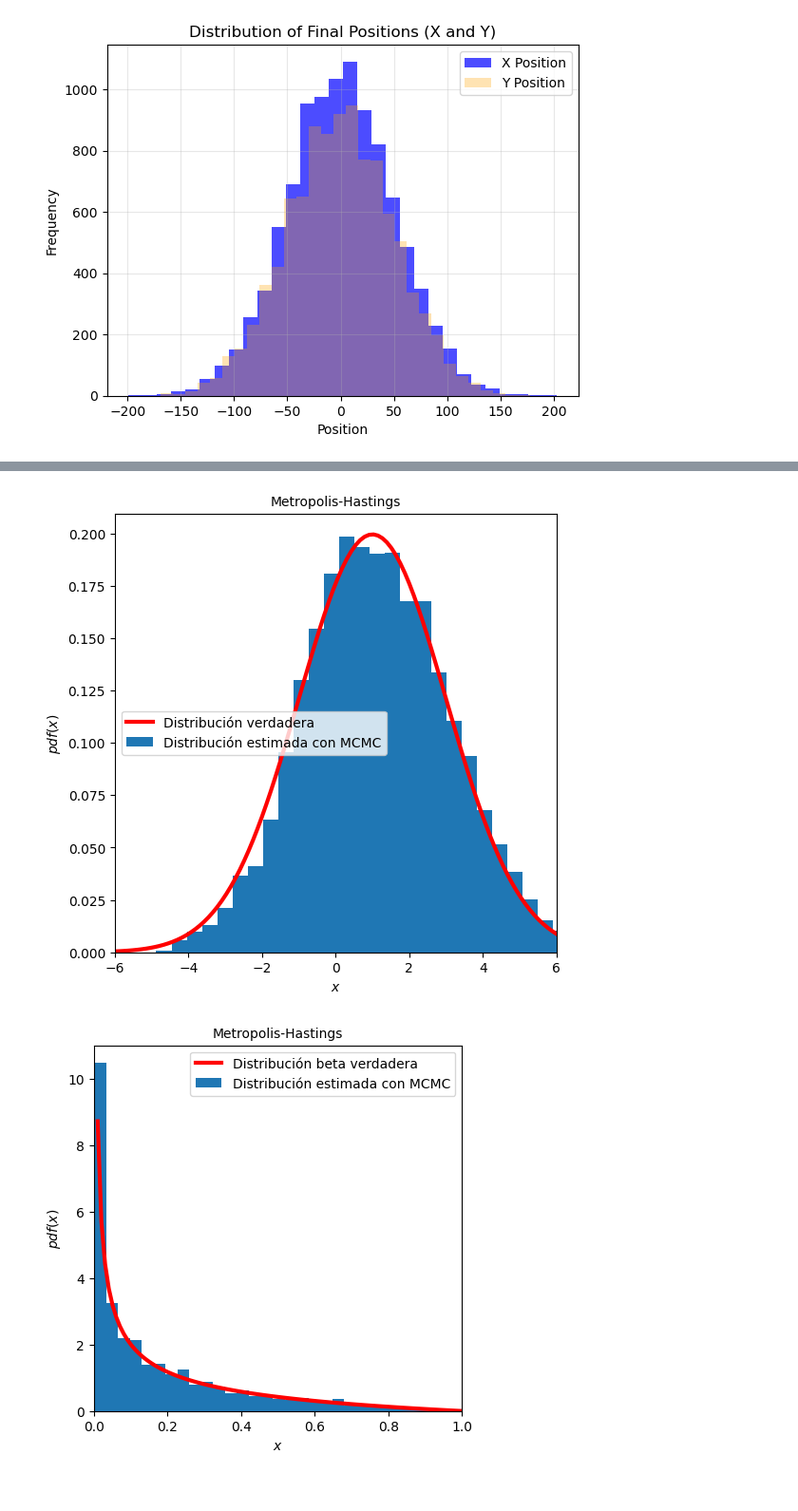
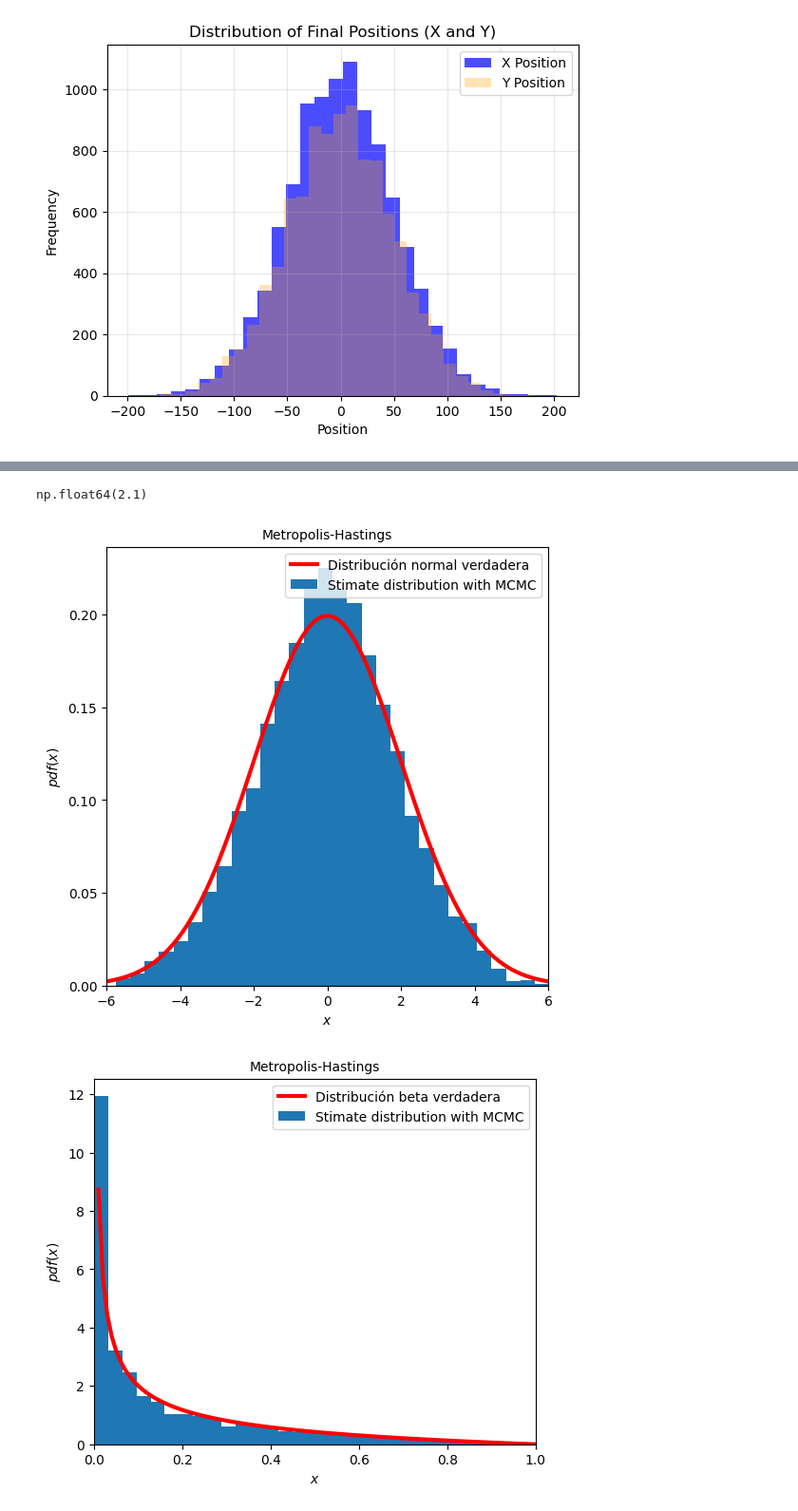
Before and after one commit to Alejandro-UDEA/Fisica_Computacional_Estudiante, a Jupyter notebook: Sesiones/MC/2_Monte_Carlo_Marckov_chain_MCMC.ipynb, the cells around one changed output, grey strips where cells are left out. Shown at 95% size. Cells and saved outputs as stored; diff of their text form; code cells hidden in the pictures.

Commit message:
minor changes in MCMC file

```diff
--- a/Sesiones/MC/2_Monte_Carlo_Marckov_chain_MCMC.ipynb
+++ b/Sesiones/MC/2_Monte_Carlo_Marckov_chain_MCMC.ipynb
@@ -206,0 +236,4 @@ plt.show()
+# %%
+norm(2.1,1).mean()
+# %% [output]
+np.float64(2.1)
@@ -207,65 +262,40 @@ plt.show()
 # %%
-from scipy.stats import norm
-#****************************************
-#     Algorith: Metropolis-Hasting
-#****************************************
-def metropolis(func, steps=10000):
-    """A very simple Metropolis implementation"""
-    muestras = np.zeros(steps)
-    old_x = func.mean() # 0
-    old_prob = func.pdf(old_x)
+# ******** EXAMPLE: FINDINDG A NORMAL DISTRIBUTION ***************
 
-    for i in range(steps):
-        new_x = old_x + np.random.normal(0, 0.5)
-        new_prob = func.pdf(new_x)
-        aceptacion = new_prob / old_prob
-        if aceptacion >= np.random.random():
-            muestras[i] = new_x
-            old_x = new_x
-            old_prob = new_prob
-        else:
-            muestras[i] = old_x
-
-    return muestras
-
-# Normal distribution
-func = norm(1, 2)
+func = norm(0, 2) # Normal distribution
 samples = metropolis(func=func) # read the normal distribution
 x = np.linspace(-6, 6, 100)
 y = func.pdf(x)
 plt.figure(figsize=(6,6))
 plt.xlim(-6, 6)
-plt.plot(x, y, 'r-', lw=3, label='Distribución verdadera')
-plt.hist(samples, bins=30, density=True, label='Distribución estimada con MCMC')
+plt.plot(x, y, 'r-', lw=3, label='Distribución normal verdadera')
+plt.hist(samples, bins=30, density=True, label='Stimate distribution with MCMC')
 plt.xlabel('$x$', fontsize=10)
 plt.ylabel('$pdf(x)$', fontsize=10)
 plt.title('Metropolis-Hastings', fontsize=10)
 plt.legend(fontsize=10,loc='best')
 plt.show()
 # %% [output]
-[figure, old version]
+[figure, new version]
 # %%
-#*******************
-# Beta distribution
-#******************
-from scipy.stats import beta
+# ******** EXAMPLE: FINDINDG A beta DISTRIBUTION ***************
+
 func = beta(0.4, 2)
-
 samples = metropolis(func=func)
 x = np.linspace(0, 1, 100)
 y = func.pdf(x)
 
-plt.figure(figsize=(5,5))
+plt.figure(figsize=(6,5))
 plt.xlim(0, 1)
 plt.plot(x, y, 'r-', lw=3, label='Distribución beta verdadera')
-plt.hist(samples, bins=30, density=True, label='Distribución estimada con MCMC')
+plt.hist(samples, bins=30, density=True, label='Stimate distribution with MCMC')
 plt.xlabel('$x$', fontsize=10)
 plt.ylabel('$pdf(x)$', fontsize=10)
 plt.title('Metropolis-Hastings', fontsize=10)
 plt.legend(fontsize=10,loc='best')
 plt.show()
 # %% [output]
-[figure, old version]
+[figure, new version]
 # %% [markdown]
 ## Exercise2: Ising model 1D and 2D
 
```
Also changed, not shown: parts of 18 cells of this notebook, 1 other file.
